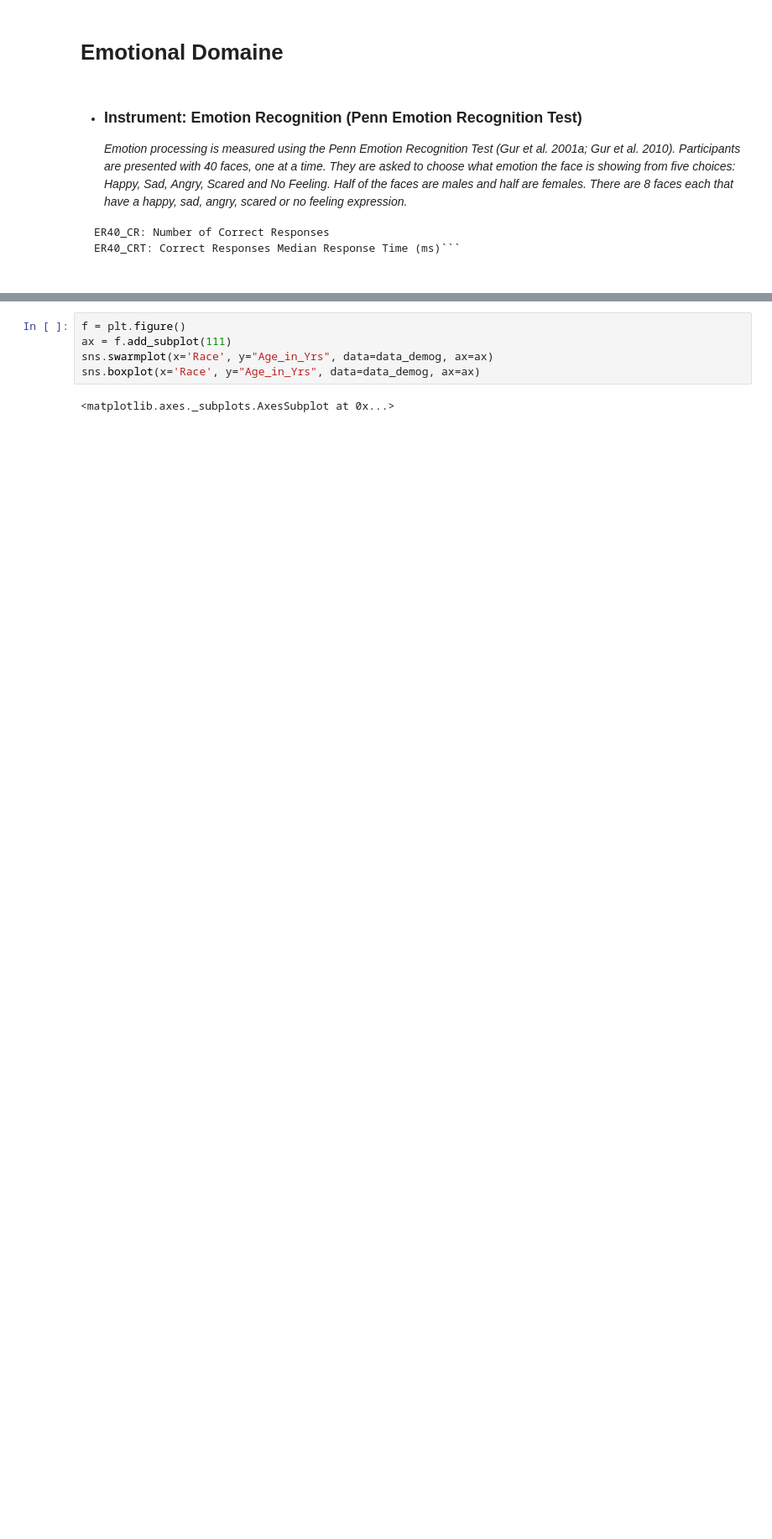
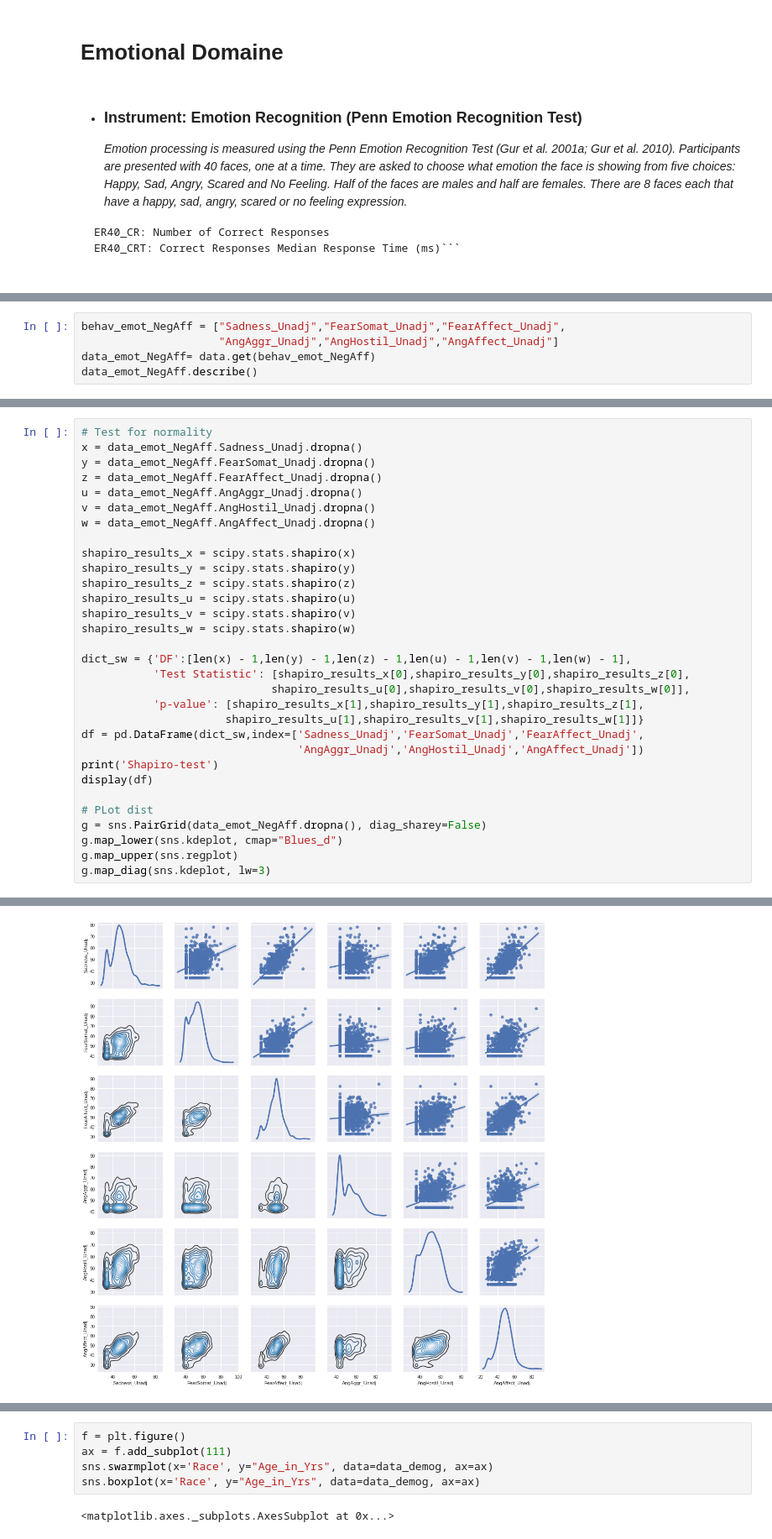
Before and after one commit to SIMEXP/hcp, a Jupyter notebook: HCP_pheno-corr_all.ipynb, the cells around one changed output, grey strips where cells are left out. Shown at 84% size. Cells and saved outputs as stored; diff of their text form; blank space fills up the shorter version.

```diff
--- a/HCP_pheno-corr_all.ipynb
+++ b/HCP_pheno-corr_all.ipynb
@@ -620,0 +630,5 @@ Shapiro-test
+# %%
+behav_emot_NegAff = ["Sadness_Unadj","FearSomat_Unadj","FearAffect_Unadj",
+                     "AngAggr_Unadj","AngHostil_Unadj","AngAffect_Unadj"]
+data_emot_NegAff= data.get(behav_emot_NegAff)
+data_emot_NegAff.describe()
@@ -620,0 +645,32 @@ Shapiro-test
+# %%
+# Test for normality
+x = data_emot_NegAff.Sadness_Unadj.dropna()
+y = data_emot_NegAff.FearSomat_Unadj.dropna()
+z = data_emot_NegAff.FearAffect_Unadj.dropna()
+u = data_emot_NegAff.AngAggr_Unadj.dropna()
+v = data_emot_NegAff.AngHostil_Unadj.dropna()
+w = data_emot_NegAff.AngAffect_Unadj.dropna()
+
+shapiro_results_x = scipy.stats.shapiro(x)
+shapiro_results_y = scipy.stats.shapiro(y)
+shapiro_results_z = scipy.stats.shapiro(z)
+shapiro_results_u = scipy.stats.shapiro(u)
+shapiro_results_v = scipy.stats.shapiro(v)
+shapiro_results_w = scipy.stats.shapiro(w)
+
+dict_sw = {'DF':[len(x) - 1,len(y) - 1,len(z) - 1,len(u) - 1,len(v) - 1,len(w) - 1],
+           'Test Statistic': [shapiro_results_x[0],shapiro_results_y[0],shapiro_results_z[0],
+                             shapiro_results_u[0],shapiro_results_v[0],shapiro_results_w[0]],
+           'p-value': [shapiro_results_x[1],shapiro_results_y[1],shapiro_results_z[1],
+                      shapiro_results_u[1],shapiro_results_v[1],shapiro_results_w[1]]}
+df = pd.DataFrame(dict_sw,index=['Sadness_Unadj','FearSomat_Unadj','FearAffect_Unadj',
+                                 'AngAggr_Unadj','AngHostil_Unadj','AngAffect_Unadj'])
+print('Shapiro-test')
+display(df)
+
+# PLot dist
+g = sns.PairGrid(data_emot_NegAff.dropna(), diag_sharey=False)
+g.map_lower(sns.kdeplot, cmap="Blues_d")
+g.map_upper(sns.regplot)
+g.map_diag(sns.kdeplot, lw=3)
+# %% [output]
@@ -620,0 +686 @@ Shapiro-test
+[figure, added]
```
Also changed, not shown: parts of 23 cells of this notebook.
